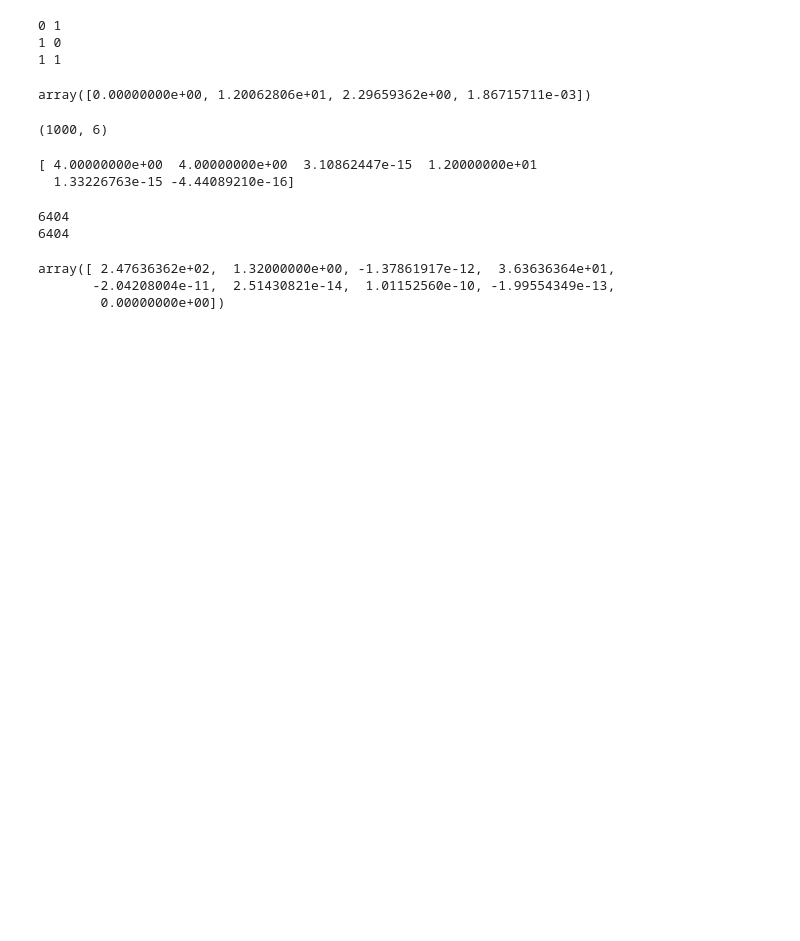
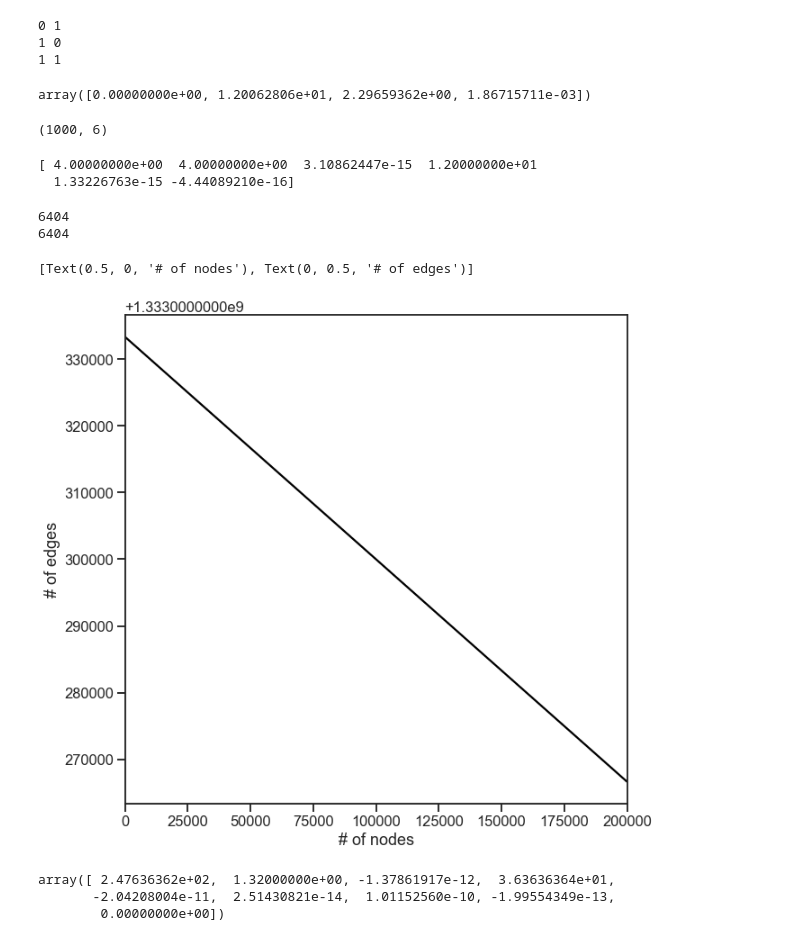
Before and after one commit to bdpedigo/networks-course, a Jupyter notebook: docs/network_size_scaling.ipynb, the cells around one changed output. Saved outputs shown, nothing was run; the diff lists cells and outputs as text; code cells hidden in the pictures; blank space fills up the shorter version.

```diff
--- a/docs/network_size_scaling.ipynb
+++ b/docs/network_size_scaling.ipynb
@@ -236,3 +238,20 @@ ys = 4 * xs[:, 0] + 12*xs[:, 1]+ 4
+# %%
+xs = np.linspace(10, 200_000, 100)
+b = 16 * 1e9
+ys = (b - 4 - 4*xs) / 12
+# for i in range(len(ys)):
+#     if ys[i] > xs[i]**2:
+#         ys[i] = xs[i]**2
+
+fig, ax = plt.subplots(1,1,figsize=(10,10))
+ax.plot(xs, ys, color='black')
+# ax.plot(xs, xs**2, color='blue')
+# ax.set(xlim=(0, 10_000), ylim=(0, 100_000))
+ax.set(xlim=(0, 200_000))
+ax.set(xlabel='# of nodes', ylabel='# of edges')
+# %% [output]
+[Text(0.5, 0, '# of nodes'), Text(0, 0.5, '# of edges')]
+[figure, added]
 # %%
 # const = soln
 # n_linear = soln[0]
```
Also changed, not shown: parts of 1 cell of this notebook, 1 other file.
